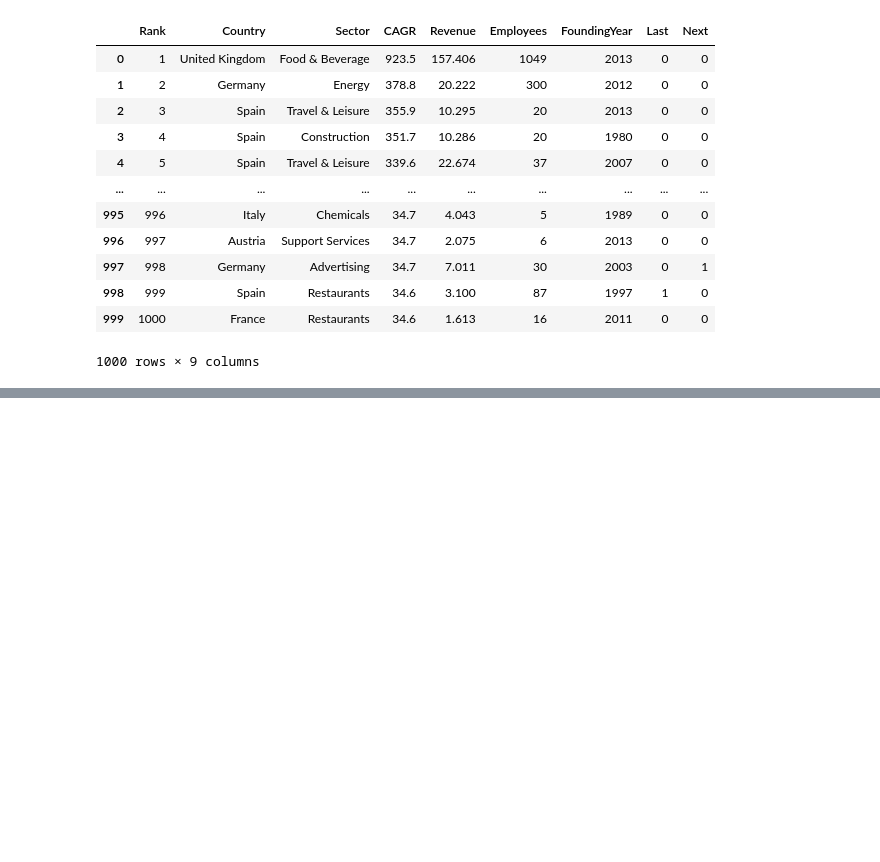
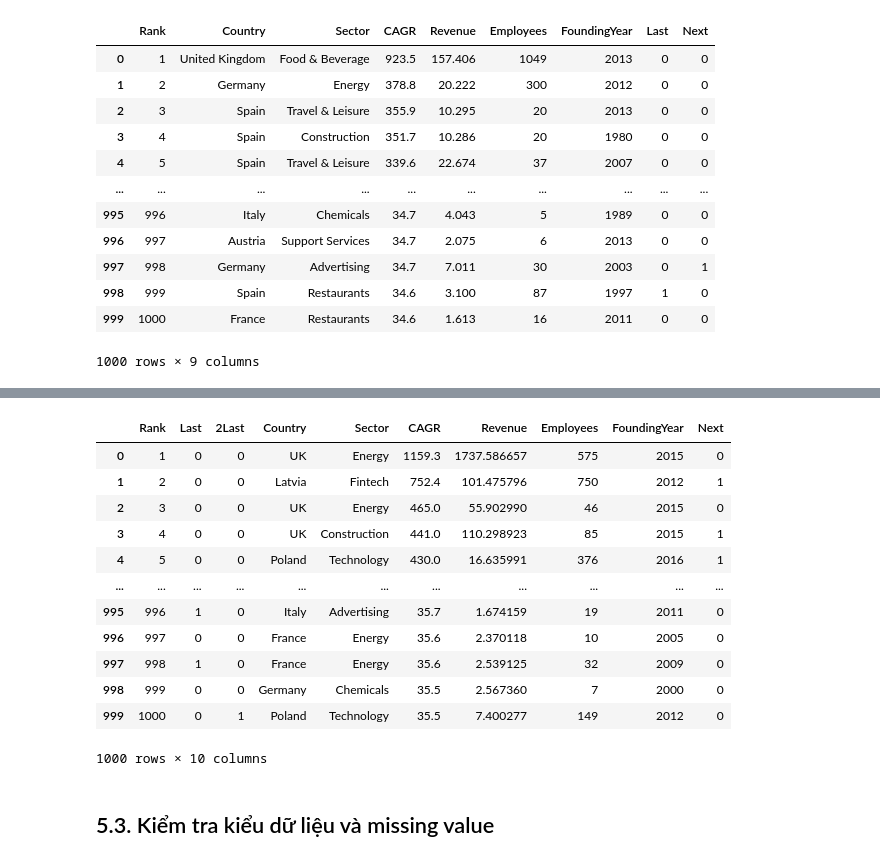
Before and after one commit to kenroly/IntroductionToDataScience, a Jupyter notebook: DataModeling.ipynb, the cells around one changed output, grey strips where cells are left out. Saved outputs shown, nothing was run; the diff lists cells and outputs as text; code cells hidden in the pictures; blank space fills up the shorter version.

Commit message:
Missing value and sample

```diff
--- a/DataModeling.ipynb
+++ b/DataModeling.ipynb
@@ -185,0 +254,42 @@ df2018
+# %%
+df2021 = df2021.iloc[:1000, :13]
+
+df2021.rename(columns = {
+    'in 2020 ranking': 'Last',
+    'in 2019 ranking': '2Last',
+    'FT Category': 'Sector',
+    'Compound Annual Growth Rate (CAGR) %': 'CAGR',
+    'Revenue 2019 €': 'Revenue',
+    'Number of employees 2019': 'Employees',
+    'Founding Year': 'FoundingYear'
+}, inplace = True)
+
+df2021['Next'] = df2021['Name'].isin(df2022['Name'])
+df2021.replace({'Yes': 1, 'No': 0}, inplace = True)
+df2021.replace({True: 1, False: 0}, inplace = True)
+df2021['Revenue'] = df2021['Revenue'].astype(float) / 1000000
+df2021['Employees'] = df2021['Employees'].fillna(df2021['Employees'].median()).astype(int)
+df2021['FoundingYear'] = df2021['FoundingYear'].astype(int)
+df2021['CAGR'] = df2021['CAGR'].astype(float)
+df2021['FoundingYear'].astype(int)
+df2021['Employees'].astype(int)
+df2021['Rank'] = df2021['Rank'].astype(int)
+df2021.drop(columns = ['Name', 'Absolute Growth Rate %', 'Revenue 2016 €', 'Number of employees 2016'], inplace = True)
+
+df2021
+# %% [output]
+|  | Rank | Last | 2Last | Country | Sector | CAGR | Revenue | Employees | FoundingYear | Next |
+| 0 | 1 | 0 | 0 | UK | Energy | 1159.3 | 1737.586657 | 575 | 2015 | 0 |
+| 1 | 2 | 0 | 0 | Latvia | Fintech | 752.4 | 101.475796 | 750 | 2012 | 1 |
+| 2 | 3 | 0 | 0 | UK | Energy | 465.0 | 55.902990 | 46 | 2015 | 0 |
+| 3 | 4 | 0 | 0 | UK | Construction | 441.0 | 110.298923 | 85 | 2015 | 1 |
+| 4 | 5 | 0 | 0 | Poland | Technology | 430.0 | 16.635991 | 376 | 2016 | 1 |
+| ... | ... | ... | ... | ... | ... | ... | ... | ... | ... | ... |
+| 995 | 996 | 1 | 0 | Italy | Advertising | 35.7 | 1.674159 | 19 | 2011 | 0 |
+| 996 | 997 | 0 | 0 | France | Energy | 35.6 | 2.370118 | 10 | 2005 | 0 |
+| 997 | 998 | 1 | 0 | France | Energy | 35.6 | 2.539125 | 32 | 2009 | 0 |
+| 998 | 999 | 0 | 0 | Germany | Chemicals | 35.5 | 2.567360 | 7 | 2000 | 0 |
+| 999 | 1000 | 0 | 1 | Poland | Technology | 35.5 | 7.400277 | 149 | 2012 | 0 |
+1000 rows × 10 columns
+# %% [markdown]
+## 5.3. Kiểm tra kiểu dữ liệu và missing value
```
Also changed, not shown: parts of 14 cells of this notebook.
